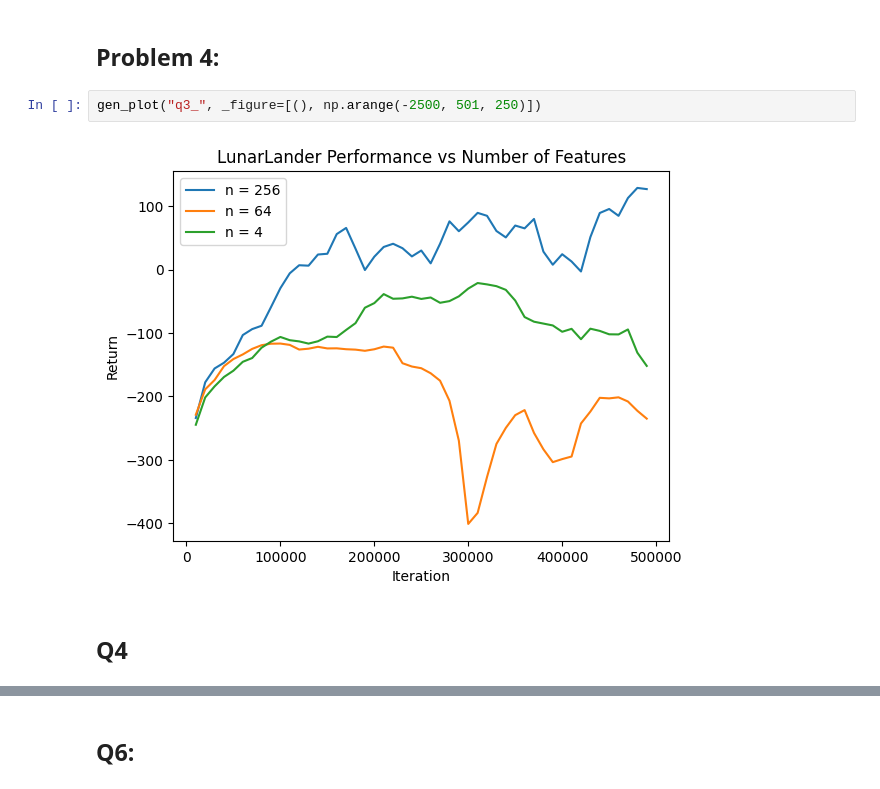
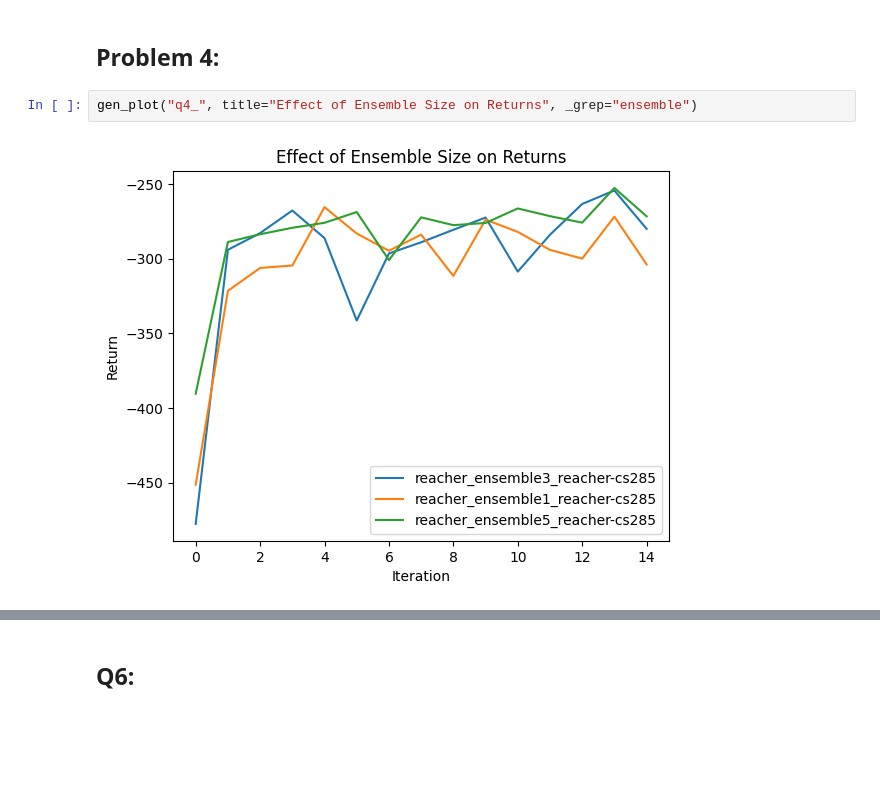
Before and after one commit to rsha256/CS285_HW, a Jupyter notebook: hw4/cs285/scripts/data_viz.ipynb, the cells around one changed output, grey strips where cells are left out. Drawn from its saved outputs; the diff is of its cells as text; blank space fills up the shorter version.

```diff
--- a/hw4/cs285/scripts/data_viz.ipynb
+++ b/hw4/cs285/scripts/data_viz.ipynb
@@ -103,8 +90,6 @@ gen_plot("q3_")
 # %% [markdown]
 ## Problem 4:
-# %%
-gen_plot("q3_", _figure=[(), np.arange(-2500, 501, 250)])
-# %% [output]
-[figure, removed]
-# %% [markdown]
-## Q4
+# %%
+gen_plot("q4_", title="Effect of Ensemble Size on Returns", _grep="ensemble")
+# %% [output]
+[figure, added]
```
Also changed, not shown: parts of 13 cells of this notebook, 8 other files.
